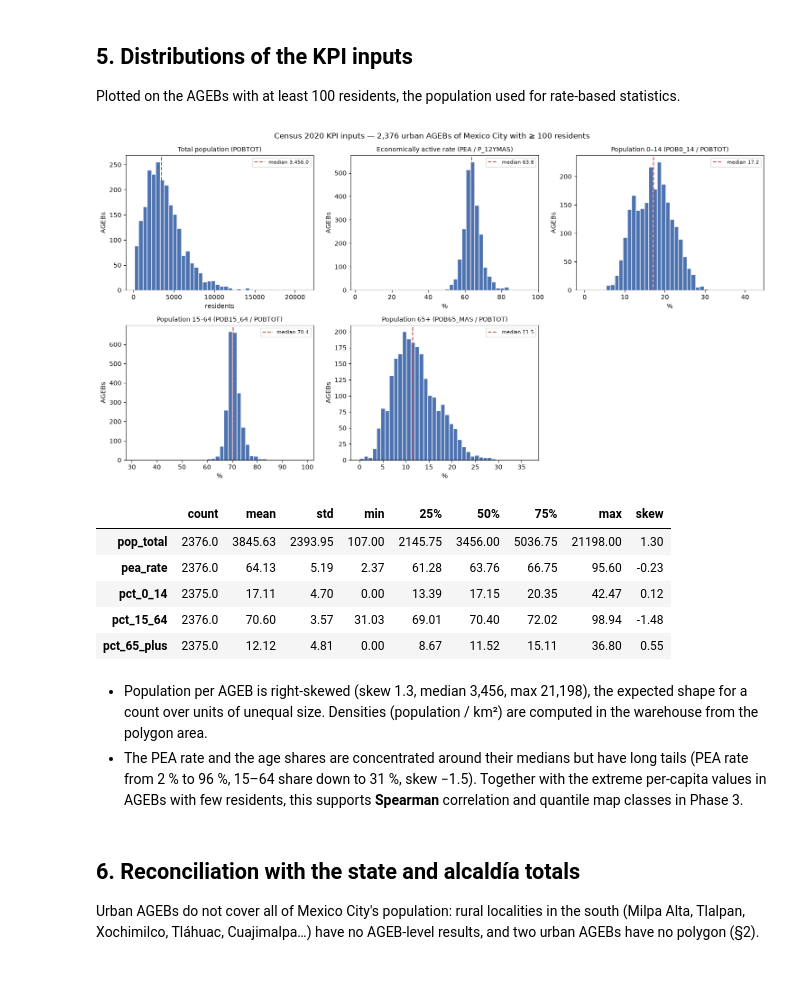
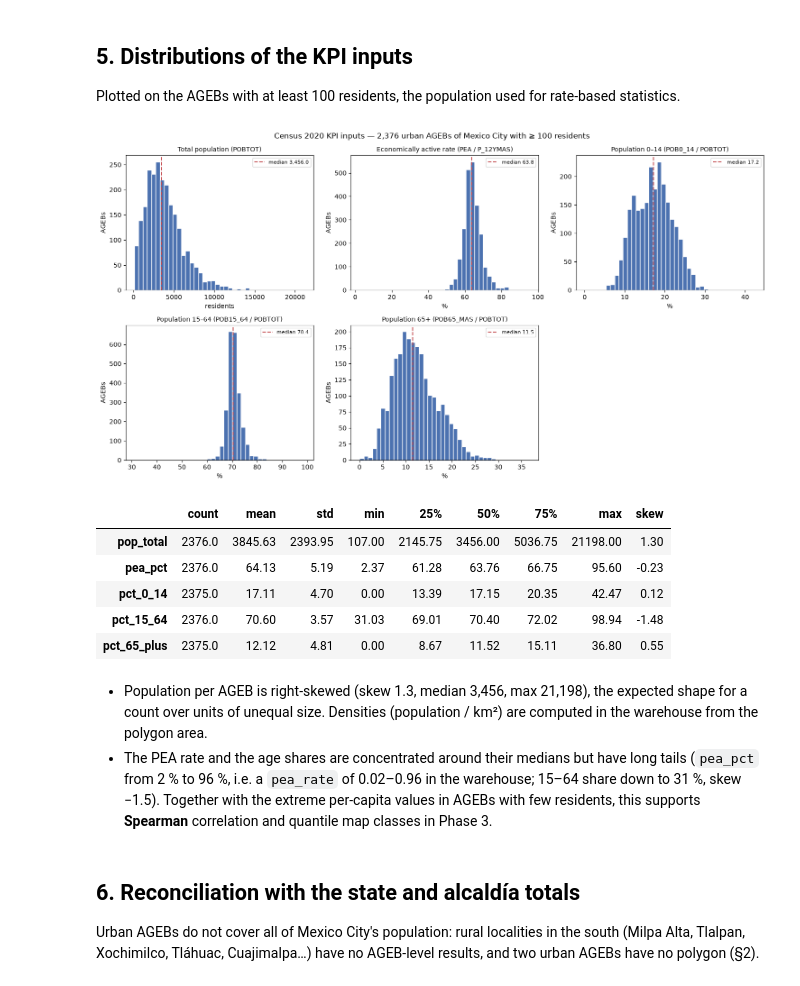
Before and after one commit to joseeangel0/merida-urban-intelligence, a Jupyter notebook: notebooks/11_profile_census.ipynb, the cells around one changed output. Drawn from its saved outputs; the diff is of its cells as text; code cells hidden in the pictures.

```diff
--- a/notebooks/11_profile_census.ipynb
+++ b/notebooks/11_profile_census.ipynb
@@ -253,43 +253,44 @@ Plotted on the AGEBs with at least 100 residents, the population used for rate-b
 # %%
 profiled = urban.loc[~low_population].copy()
 profiled_numeric = numeric.loc[profiled.index]
-profiled["pea_rate"] = 100 * profiled_numeric["PEA"] / profiled_numeric["P_12YMAS"]
+# PEA / P_12YMAS as a percentage (AGEBs with >= 100 residents); dw.v_kpi_ageb.pea_rate is a 0-1 ratio.
+profiled["pea_pct"] = 100 * profiled_numeric["PEA"] / profiled_numeric["P_12YMAS"]
 for column, source in [("pct_0_14", "POB0_14"), ("pct_15_64", "POB15_64"), ("pct_65_plus", "POB65_MAS")]:
     profiled[column] = 100 * profiled_numeric[source] / profiled["pop_total"]
 
 panels = [
     ("pop_total", "Total population (POBTOT)", "residents"),
-    ("pea_rate", "Economically active rate (PEA / P_12YMAS)", "%"),
+    ("pea_pct", "Economically active rate (PEA / P_12YMAS)", "%"),
     ("pct_0_14", "Population 0–14 (POB0_14 / POBTOT)", "%"),
     ("pct_15_64", "Population 15–64 (POB15_64 / POBTOT)", "%"),
     ("pct_65_plus", "Population 65+ (POB65_MAS / POBTOT)", "%"),
 ]
 fig, axes = plt.subplots(2, 3, figsize=(15, 8))
 for ax, (column, title, unit) in zip(axes.flat, panels):
     data = profiled[column].dropna()
     ax.hist(data, bins=40, color="#4C72B0", edgecolor="white")
     ax.axvline(data.median(), color="#C44E52", linestyle="--", label=f"median {data.median():,.1f}")
     ax.set_title(title, fontsize=10)
     ax.set_xlabel(unit)
     ax.set_ylabel("AGEBs")
     ax.legend(fontsize=8)
 axes.flat[-1].axis("off")
 fig.suptitle(f"Census 2020 KPI inputs — {len(profiled):,} urban AGEBs of Mexico City with ≥ 100 residents", fontsize=12)
 fig.tight_layout()
 plt.show()
 
 profiled[[column for column, _, _ in panels]].describe().round(2).T.assign(skew=profiled[[c for c, _, _ in panels]].skew().round(2))
 # %% [output]
 [figure]
 |  | count | mean | std | min | 25% | 50% | 75% | max | skew |
 | pop_total | 2376.0 | 3845.63 | 2393.95 | 107.00 | 2145.75 | 3456.00 | 5036.75 | 21198.00 | 1.30 |
-| pea_rate | 2376.0 | 64.13 | 5.19 | 2.37 | 61.28 | 63.76 | 66.75 | 95.60 | -0.23 |
+| pea_pct | 2376.0 | 64.13 | 5.19 | 2.37 | 61.28 | 63.76 | 66.75 | 95.60 | -0.23 |
 | pct_0_14 | 2375.0 | 17.11 | 4.70 | 0.00 | 13.39 | 17.15 | 20.35 | 42.47 | 0.12 |
 | pct_15_64 | 2376.0 | 70.60 | 3.57 | 31.03 | 69.01 | 70.40 | 72.02 | 98.94 | -1.48 |
 | pct_65_plus | 2375.0 | 12.12 | 4.81 | 0.00 | 8.67 | 11.52 | 15.11 | 36.80 | 0.55 |
 # %% [markdown]
 - Population per AGEB is right-skewed (skew 1.3, median 3,456, max 21,198), the expected shape for a count over units of unequal size. Densities (population / km²) are computed in the warehouse from the polygon area.
-- The PEA rate and the age shares are concentrated around their medians but have long tails (PEA rate from 2 % to 96 %, 15–64 share down to 31 %, skew −1.5). Together with the extreme per-capita values in AGEBs with few residents, this supports **Spearman** correlation and quantile map classes in Phase 3.
+- The PEA rate and the age shares are concentrated around their medians but have long tails (`pea_pct` from 2 % to 96 %, i.e. a `pea_rate` of 0.02–0.96 in the warehouse; 15–64 share down to 31 %, skew −1.5). Together with the extreme per-capita values in AGEBs with few residents, this supports **Spearman** correlation and quantile map classes in Phase 3.
 # %% [markdown]
 ## 6. Reconciliation with the state and alcaldía totals
 
```
Also changed, not shown: parts of 1 cell of this notebook.
